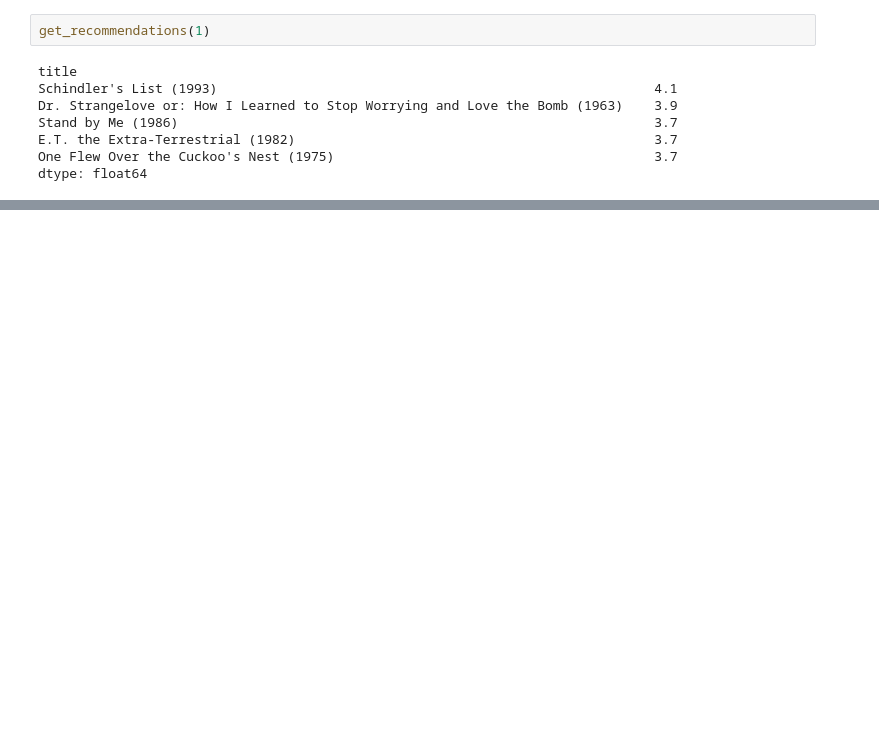
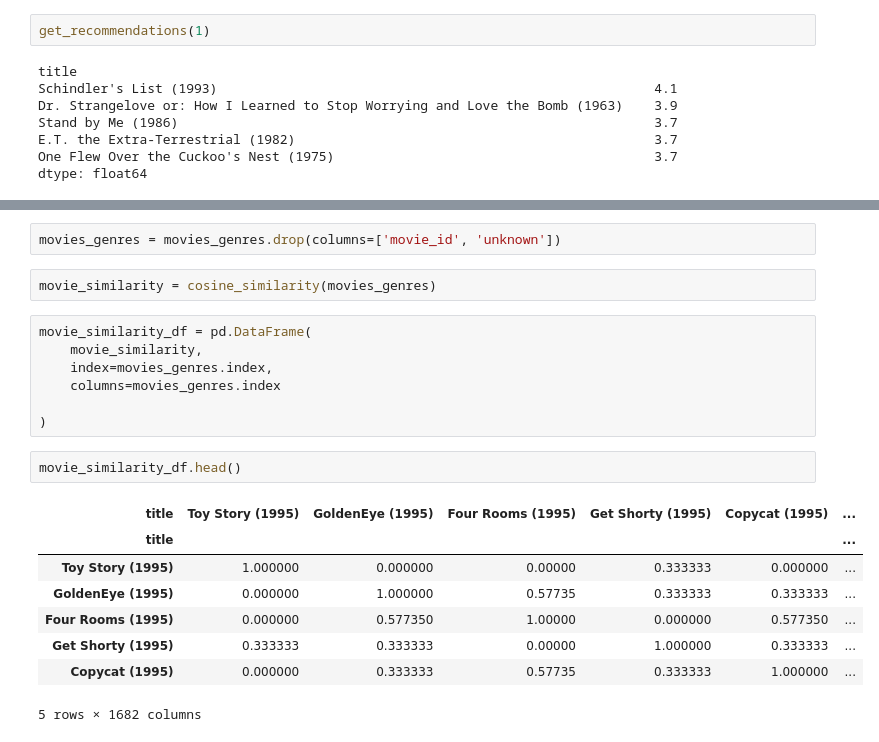
Before and after one commit to Danammadhunika/ml-journey, a Jupyter notebook: project_02_movie_recommender/notesbooks/movie_recommender.ipynb, the cells around one changed output, grey strips where cells are left out. Drawn from its saved outputs; the diff is of its cells as text; blank space fills up the shorter version.

```diff
--- a/project_02_movie_recommender/notesbooks/movie_recommender.ipynb
+++ b/project_02_movie_recommender/notesbooks/movie_recommender.ipynb
@@ -293,0 +356,22 @@ dtype: float64
+# %%
+movies_genres = movies_genres.drop(columns=['movie_id', 'unknown'])
+# %%
+movie_similarity = cosine_similarity(movies_genres)
+# %%
+movie_similarity_df = pd.DataFrame(
+    movie_similarity,
+    index=movies_genres.index,
+    columns=movies_genres.index
+
+)
+# %%
+movie_similarity_df.head()
+# %% [output]
+| title | Toy Story (1995) | GoldenEye (1995) | Four Rooms (1995) | Get Shorty (1995) | Copycat (1995) | ... |
+| title |  |  |  |  |  | ... |
+| Toy Story (1995) | 1.000000 | 0.000000 | 0.00000 | 0.333333 | 0.000000 | ... |
+| GoldenEye (1995) | 0.000000 | 1.000000 | 0.57735 | 0.333333 | 0.333333 | ... |
+| Four Rooms (1995) | 0.000000 | 0.577350 | 1.00000 | 0.000000 | 0.577350 | ... |
+| Get Shorty (1995) | 0.333333 | 0.333333 | 0.00000 | 1.000000 | 0.333333 | ... |
+| Copycat (1995) | 0.000000 | 0.333333 | 0.57735 | 0.333333 | 1.000000 | ... |
+5 rows × 1682 columns
```
Also changed, not shown: parts of 9 cells of this notebook, 2 other files.
